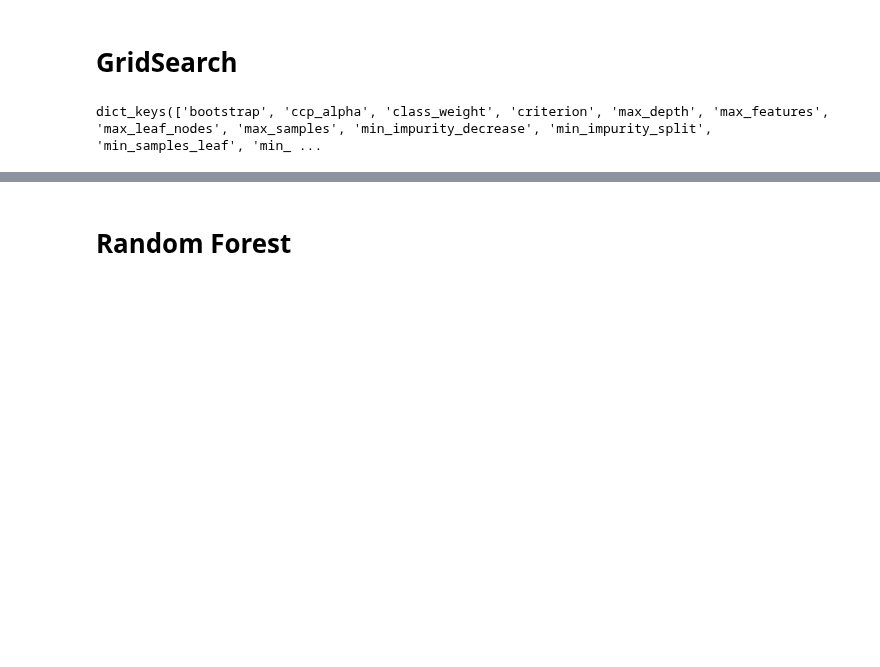
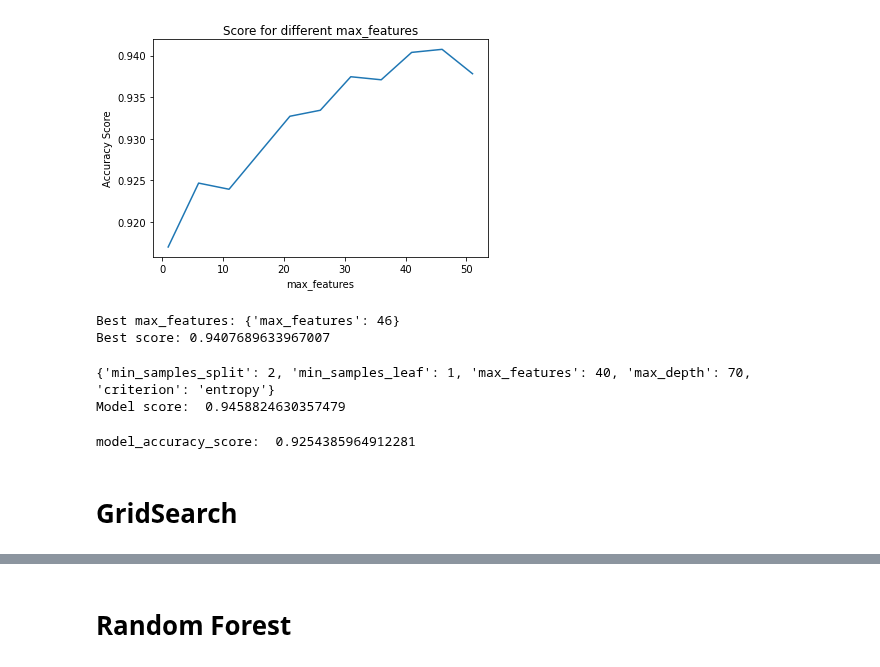
Before and after one commit to chuabern/BT4222_GrpProject, a Jupyter notebook: Random_Forest.ipynb, the cells around one changed output, grey strips where cells are left out. Saved outputs shown, nothing was run; the diff lists cells and outputs as text; code cells hidden in the pictures; blank space fills up the shorter version.

```diff
--- a/Random_Forest.ipynb
+++ b/Random_Forest.ipynb
@@ -116,0 +210,26 @@ After OHE, n features =  612
+# %%
+#Max features
+
+dt_class = RandomForestClassifier(criterion='gini', random_state = 42)
+max_features = list(range(1,55,5))
+
+param_grid = {'max_features': max_features}
+grid_dt_class = GridSearchCV(estimator = dt_class, param_grid = param_grid, scoring='accuracy', n_jobs=-1, cv = 10, refit=True, return_train_score=True)
+
+grid_dt_class.fit(OHE_train, y_train)
+
+score = grid_dt_class.cv_results_["mean_test_score"]
+
+plt.plot(max_features, score)
+
+# Add labels and title
+plt.gca().set(xlabel='max_features', ylabel='Accuracy Score',
+title='Score for different max_features')
+plt.show()
+
+print("Best max_features:", grid_dt_class.best_params_)
+print("Best score:", grid_dt_class.best_score_)
+# %% [output]
+[figure, added]
+Best max_features: {'max_features': 46}
+Best score: 0.9407689633967007
@@ -117,9 +241,46 @@ After OHE, n features =  612
+# %%
+criterion = ['gini', 'entropy']
+max_depth = [20,40,50,60,70,80]
+min_samples_split = [2,4,6,8]
+min_samples_leaf = [1,3,5]
+max_features = [40,42,44,46,48,50]
+
+param_grid = {'criterion': criterion, 'max_depth': max_depth, 'min_samples_split': min_samples_split, 'min_samples_leaf': min_samples_leaf, 'max_features': max_features}
+dt_class = RandomForestClassifier(n_estimators=100, random_state = 42, criterion = 'gini')
+grid_dt_class = RandomizedSearchCV(estimator = dt_class, param_distributions = param_grid, scoring='accuracy', n_jobs=-1, cv = 10, refit=True, return_train_score=True, random_state=42)
+
+grid_dt_class.fit(OHE_train, y_train)
+
+print(grid_dt_class.best_params_)
+print("Model score: ", grid_dt_class.best_score_)
+# %% [output]
+{'min_samples_split': 2, 'min_samples_leaf': 1, 'max_features': 40, 'max_depth': 70, 'criterion': 'entropy'}
+Model score:  0.9458824630357479
+# %%
+#Find val score AUC using best model
+criterion=['entropy']
+max_depth = [70]
+min_samples_split = [2]
+min_samples_leaf = [1]
+max_features = [40]
+
+param_grid = {'criterion':criterion, 'max_depth': max_depth, 'min_samples_split': min_samples_split, 'min_samples_leaf': min_samples_leaf, 'max_features': max_features}
+dt_class = RandomForestClassifier(n_estimators=100, random_state = 42, criterion = 'gini')
+grid_dt_class = GridSearchCV(estimator = dt_class, param_grid = param_grid, scoring='accuracy', n_jobs=-1, cv = 10, refit=True, return_train_score=True)
+
+grid_dt_class.fit(OHE_train, y_train)
+
+model_rf = grid_dt_class.best_estimator_
+y_predict_class = model_rf.predict(OHE_test)
+model_accuracy_score = accuracy_score(y_test, y_predict_class)
+
+print("model_accuracy_score: ",model_accuracy_score)
+# %% [output]
+model_accuracy_score:  0.9254385964912281
 # %% [markdown]
 # GridSearch
 # %%
-from sklearn.ensemble import RandomForestClassifier
-classifier = RandomForestClassifier()
-classifier.get_params().keys()
+# from sklearn.ensemble import RandomForestClassifier
+# classifier = RandomForestClassifier()
+# classifier.get_params().keys()
-# %% [output]
-dict_keys(['bootstrap', 'ccp_alpha', 'class_weight', 'criterion', 'max_depth', 'max_features', 'max_leaf_nodes', 'max_samples', 'min_impurity_decrease', 'min_impurity_split', 'min_samples_leaf', 'min_ ...
 # %%
```
Also changed, not shown: parts of 19 cells of this notebook.
